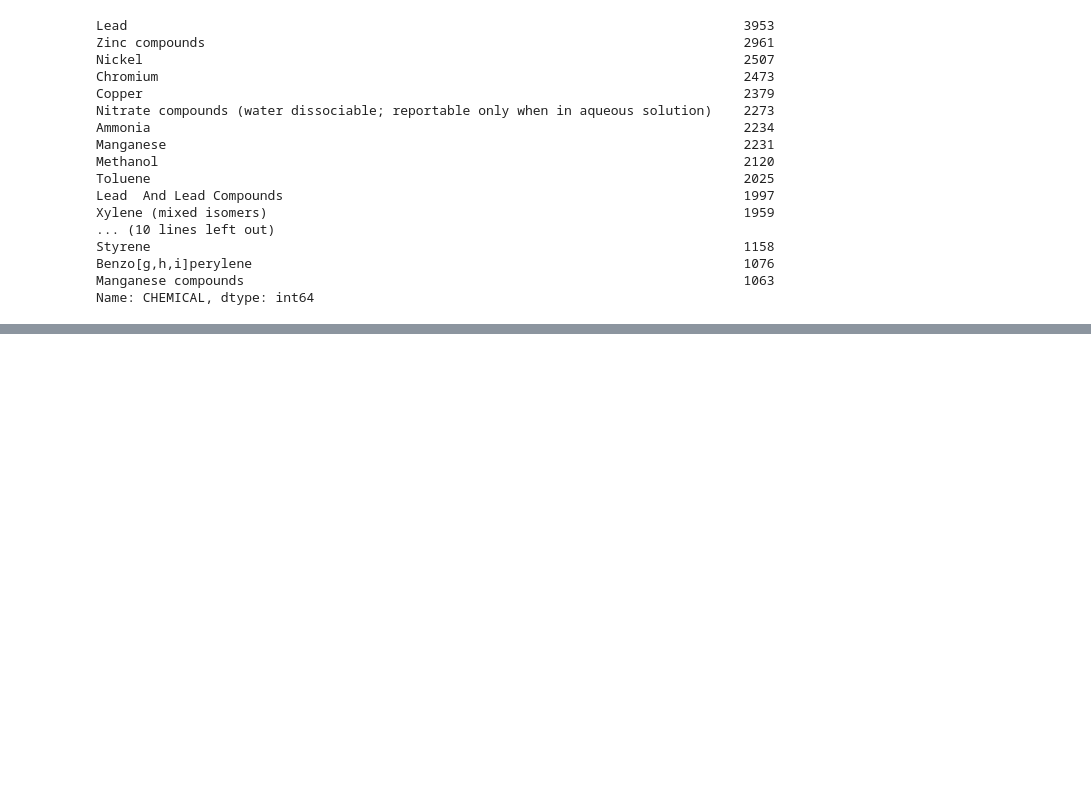
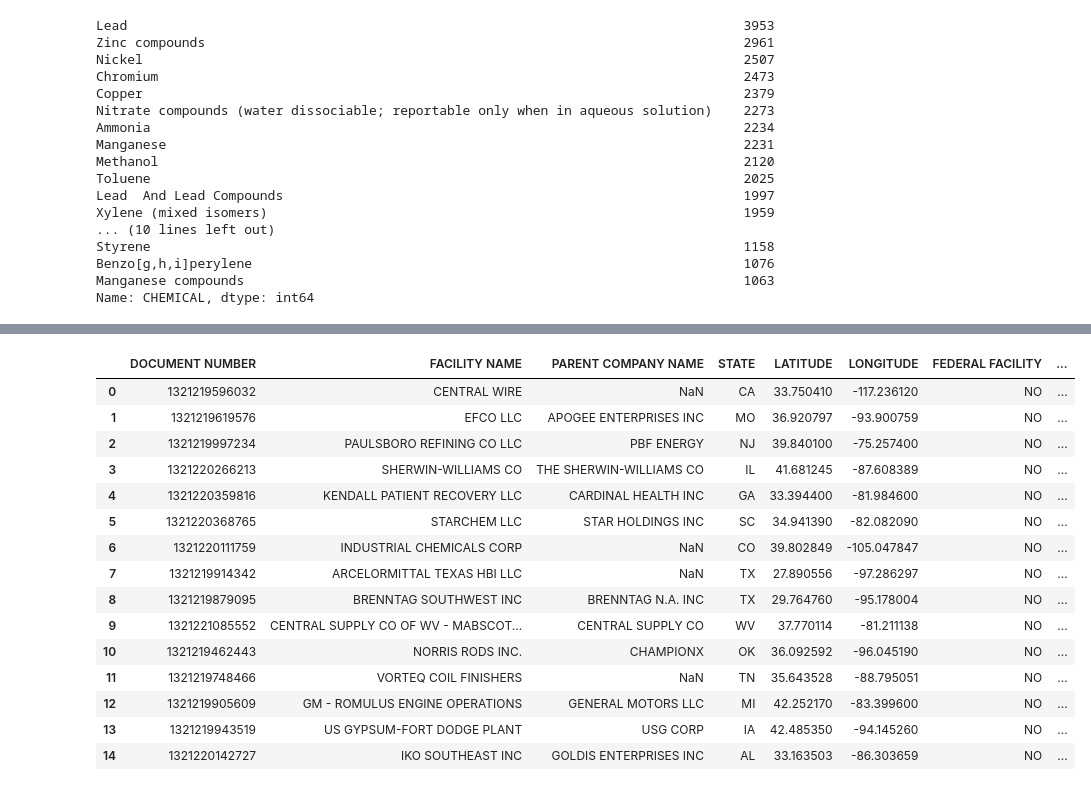
Before and after one commit to lathamlm/Project-03, a Jupyter notebook: cleaning_data.ipynb, the cells around one changed output, grey strips where cells are left out. Saved outputs shown, nothing was run; the diff lists cells and outputs as text; code cells hidden in the pictures; blank space fills up the shorter version.

```diff
--- a/cleaning_data.ipynb
+++ b/cleaning_data.ipynb
@@ -143,0 +179,24 @@ tribal_land.to_csv("tribal_land.csv", encoding="utf-8", index=False)
+# %%
+tri_data_final = tri_pounds[["DOCUMENT NUMBER",'FACILITY NAME','PARENT COMPANY NAME','STATE','LATITUDE', 'LONGITUDE',
+                             'FEDERAL FACILITY','TRIBAL LAND','INDUSTRY SECTOR CODE',
+                             'SRS ID', 'METAL CATEGORY', 'CARCINOGEN','ON-SITE RELEASE TOTAL',
+                             'OFF-SITE RELEASE TOTAL','OFF-SITE RECYCLED TOTAL','ONE-TIME RELEASE',
+                             'UNIT OF MEASURE']]
+tri_data_final.head(15)
+# %% [output]
+|  | DOCUMENT NUMBER | FACILITY NAME | PARENT COMPANY NAME | STATE | LATITUDE | LONGITUDE | FEDERAL FACILITY | ... |
+| 0 | 1321219596032 | CENTRAL WIRE | NaN | CA | 33.750410 | -117.236120 | NO | ... |
+| 1 | 1321219619576 | EFCO LLC | APOGEE ENTERPRISES INC | MO | 36.920797 | -93.900759 | NO | ... |
+| 2 | 1321219997234 | PAULSBORO REFINING CO LLC | PBF ENERGY | NJ | 39.840100 | -75.257400 | NO | ... |
+| 3 | 1321220266213 | SHERWIN-WILLIAMS CO | THE SHERWIN-WILLIAMS CO | IL | 41.681245 | -87.608389 | NO | ... |
+| 4 | 1321220359816 | KENDALL PATIENT RECOVERY LLC | CARDINAL HEALTH INC | GA | 33.394400 | -81.984600 | NO | ... |
+| 5 | 1321220368765 | STARCHEM LLC | STAR HOLDINGS INC | SC | 34.941390 | -82.082090 | NO | ... |
+| 6 | 1321220111759 | INDUSTRIAL CHEMICALS CORP | NaN | CO | 39.802849 | -105.047847 | NO | ... |
+| 7 | 1321219914342 | ARCELORMITTAL TEXAS HBI LLC | NaN | TX | 27.890556 | -97.286297 | NO | ... |
+| 8 | 1321219879095 | BRENNTAG SOUTHWEST INC | BRENNTAG N.A. INC | TX | 29.764760 | -95.178004 | NO | ... |
+| 9 | 1321221085552 | CENTRAL SUPPLY CO OF WV - MABSCOT... | CENTRAL SUPPLY CO | WV | 37.770114 | -81.211138 | NO | ... |
+| 10 | 1321219462443 | NORRIS RODS INC. | CHAMPIONX | OK | 36.092592 | -96.045190 | NO | ... |
+| 11 | 1321219748466 | VORTEQ COIL FINISHERS | NaN | TN | 35.643528 | -88.795051 | NO | ... |
+| 12 | 1321219905609 | GM - ROMULUS ENGINE OPERATIONS | GENERAL MOTORS LLC | MI | 42.252170 | -83.399600 | NO | ... |
+| 13 | 1321219943519 | US GYPSUM-FORT DODGE PLANT | USG CORP | IA | 42.485350 | -94.145260 | NO | ... |
+| 14 | 1321220142727 | IKO SOUTHEAST INC | GOLDIS ENTERPRISES INC | AL | 33.163503 | -86.303659 | NO | ... |
```
Also changed, not shown: parts of 7 cells of this notebook, 2 other files.
